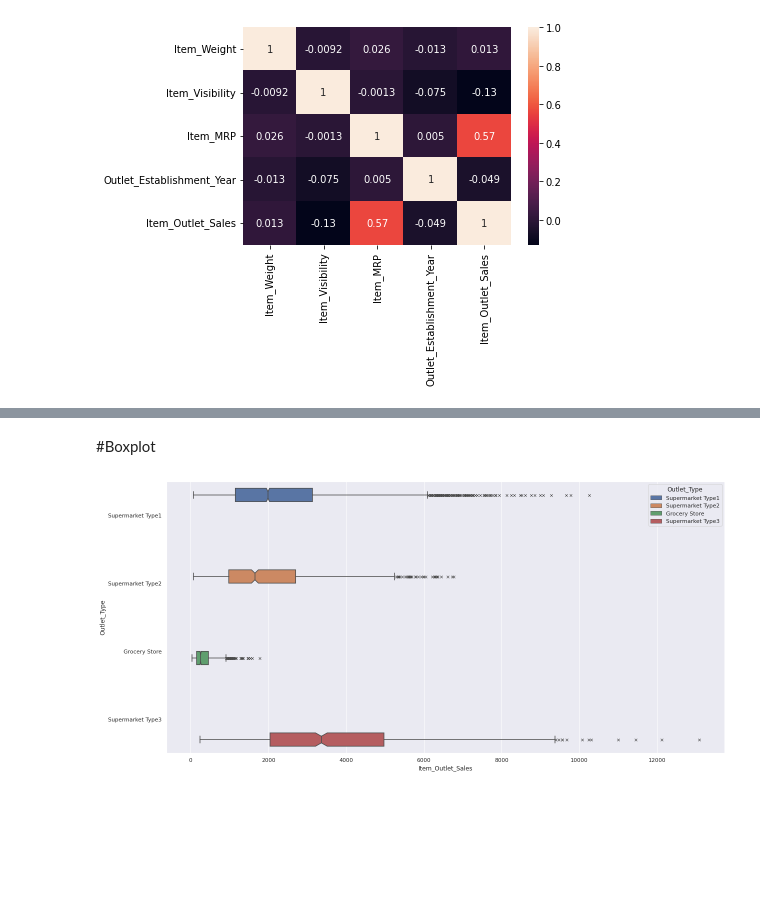
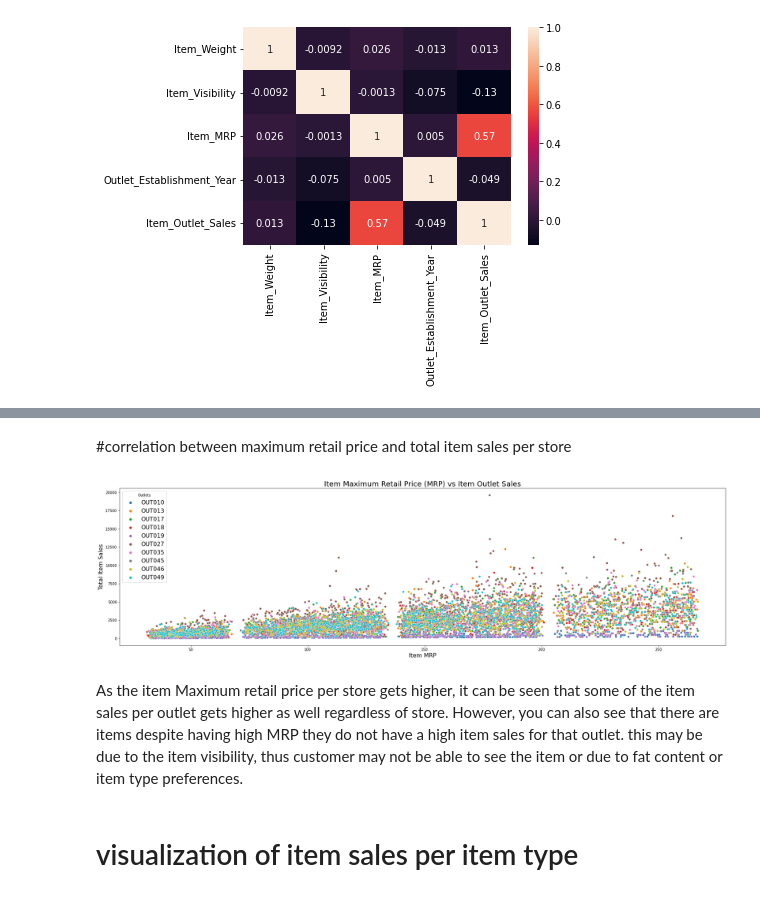
Before and after one commit to Resourcepaul/Data_Visualization_Exercise, a Jupyter notebook: Project1.ipynb, the cells around one changed output, grey strips where cells are left out. Cells and saved outputs as stored; diff of their text form; code cells hidden in the pictures; blank space fills up the shorter version.

```diff
--- a/Project1.ipynb
+++ b/Project1.ipynb
@@ -235,7 +253,19 @@ sns.histplot(data=report_df,x='Item_MRP',kde = True).set(xlabel='Item Maximum Re
-# %% [markdown]
-#Boxplot
-# %%
-sns.boxplot(data=report_df,x='Item_Outlet_Sales',y='Outlet_Type',hue='Outlet_Type',notch=True,flierprops={"marker": "x"},);
-sns.set(rc = {'figure.figsize':(10,10)});
-# %% [output]
-[figure, removed]
+# %% [markdown]
+#correlation between maximum retail price and total item sales per store
+# %%
+per_store=report_df.groupby(['Outlet_Identifier','Item_MRP'])['Item_Outlet_Sales'].sum().reset_index()
+# %%
+plt.figure(figsize = (30,8))
+plt.ticklabel_format(style='plain', axis='y')
+sns.scatterplot(data=per_store,x='Item_MRP', y='Item_Outlet_Sales', hue='Outlet_Identifier');
+plt.legend(title='Outlets', fontsize=16);
+plt.xlabel('Item MRP', fontsize=16);
+plt.ylabel('Total Item Sales', fontsize=16);
+plt.title('Item Maximum Retail Price (MRP) vs Item Outlet Sales', fontsize=20)
+plt.tick_params(axis='both', which='major', labelsize=10)
+# %% [output]
+[figure, added]
+# %% [markdown]
+As the item Maximum retail price per store gets higher, it can be seen that some of the item sales per outlet gets higher as well regardless of store. However, you can also see that there are items despite having high MRP they do not have a high item sales for that outlet. this may be due to the item visibility, thus customer may not be able to see the item or due to fat content or item type preferences.
+# %% [markdown]
+# visualization of item sales per item type
```
Also changed, not shown: parts of 11 cells of this notebook.
